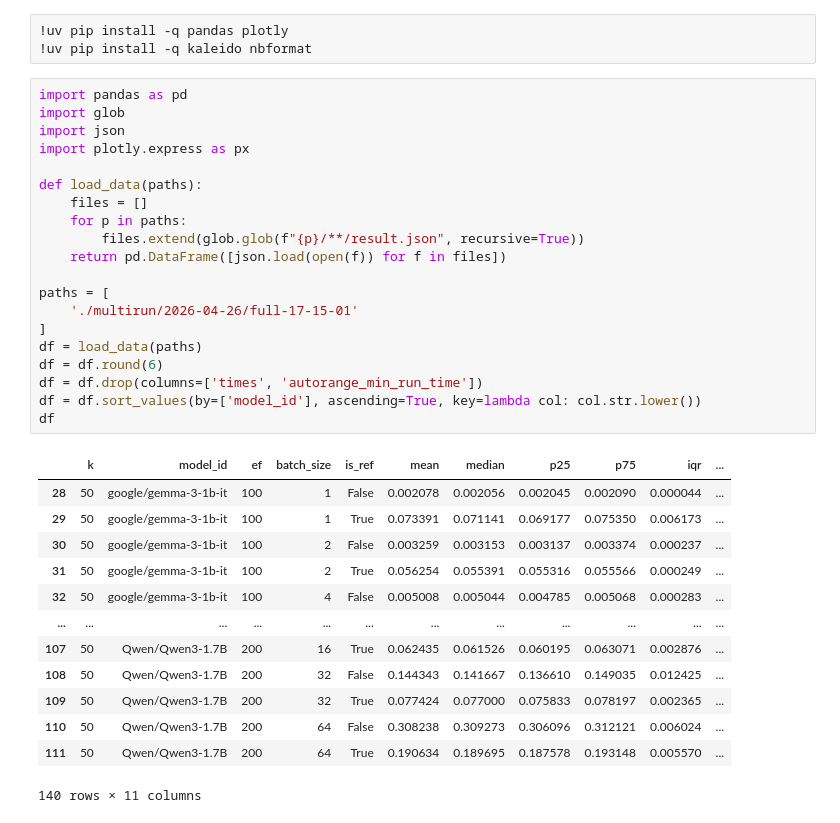
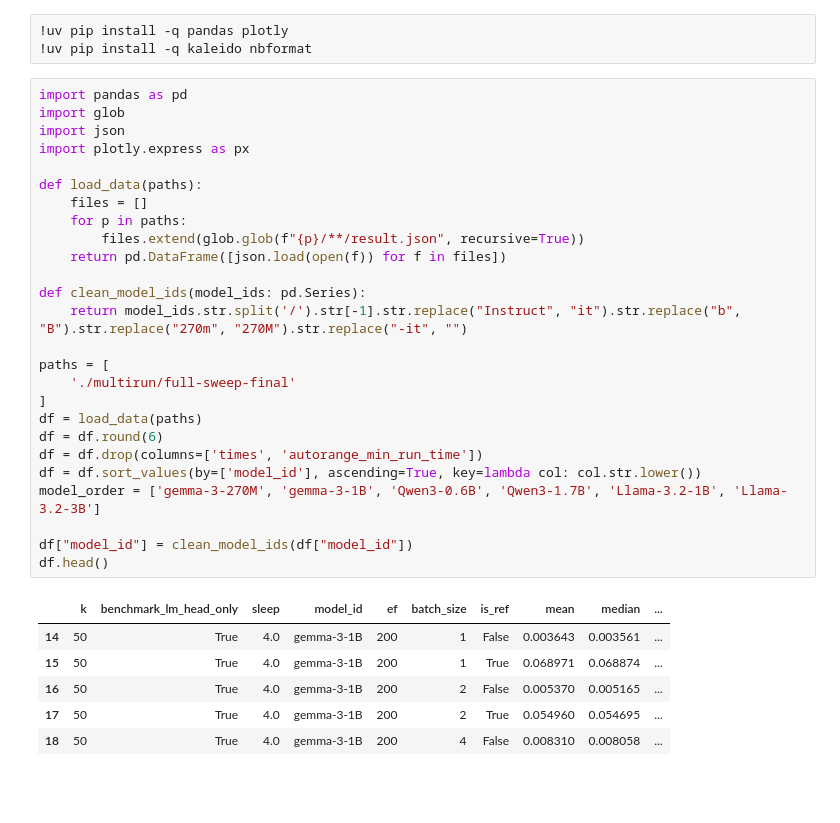
Before and after one commit to martinloretzzz/vector-index-embedding, a Jupyter notebook: benchmark/analyze.ipynb, the cells around one changed output. Drawn from its saved outputs; the diff is of its cells as text; blank space fills up the shorter version.

```diff
--- a/benchmark/analyze.ipynb
+++ b/benchmark/analyze.ipynb
@@ -4,35 +4,34 @@
 # %%
 import pandas as pd
 import glob
 import json
 import plotly.express as px
 
 def load_data(paths):
     files = []
     for p in paths:
         files.extend(glob.glob(f"{p}/**/result.json", recursive=True))
     return pd.DataFrame([json.load(open(f)) for f in files])
 
+def clean_model_ids(model_ids: pd.Series):
+    return model_ids.str.split('/').str[-1].str.replace("Instruct", "it").str.replace("b", "B").str.replace("270m", "270M").str.replace("-it", "")
+
 paths = [
-    './multirun/2026-04-26/full-17-15-01'
+    './multirun/full-sweep-final'
 ]
 df = load_data(paths)
 df = df.round(6)
 df = df.drop(columns=['times', 'autorange_min_run_time'])
 df = df.sort_values(by=['model_id'], ascending=True, key=lambda col: col.str.lower())
-df
+model_order = ['gemma-3-270M', 'gemma-3-1B', 'Qwen3-0.6B', 'Qwen3-1.7B', 'Llama-3.2-1B', 'Llama-3.2-3B']
+
+df["model_id"] = clean_model_ids(df["model_id"])
+df.head()
 # %% [output]
-|  | k | model_id | ef | batch_size | is_ref | mean | median | p25 | p75 | iqr | ... |
-| 28 | 50 | google/gemma-3-1b-it | 100 | 1 | False | 0.002078 | 0.002056 | 0.002045 | 0.002090 | 0.000044 | ... |
-| 29 | 50 | google/gemma-3-1b-it | 100 | 1 | True | 0.073391 | 0.071141 | 0.069177 | 0.075350 | 0.006173 | ... |
-| 30 | 50 | google/gemma-3-1b-it | 100 | 2 | False | 0.003259 | 0.003153 | 0.003137 | 0.003374 | 0.000237 | ... |
-| 31 | 50 | google/gemma-3-1b-it | 100 | 2 | True | 0.056254 | 0.055391 | 0.055316 | 0.055566 | 0.000249 | ... |
-| 32 | 50 | google/gemma-3-1b-it | 100 | 4 | False | 0.005008 | 0.005044 | 0.004785 | 0.005068 | 0.000283 | ... |
-| ... | ... | ... | ... | ... | ... | ... | ... | ... | ... | ... | ... |
-| 107 | 50 | Qwen/Qwen3-1.7B | 200 | 16 | True | 0.062435 | 0.061526 | 0.060195 | 0.063071 | 0.002876 | ... |
-| 108 | 50 | Qwen/Qwen3-1.7B | 200 | 32 | False | 0.144343 | 0.141667 | 0.136610 | 0.149035 | 0.012425 | ... |
-| 109 | 50 | Qwen/Qwen3-1.7B | 200 | 32 | True | 0.077424 | 0.077000 | 0.075833 | 0.078197 | 0.002365 | ... |
-| 110 | 50 | Qwen/Qwen3-1.7B | 200 | 64 | False | 0.308238 | 0.309273 | 0.306096 | 0.312121 | 0.006024 | ... |
-| 111 | 50 | Qwen/Qwen3-1.7B | 200 | 64 | True | 0.190634 | 0.189695 | 0.187578 | 0.193148 | 0.005570 | ... |
+|  | k | benchmark_lm_head_only | sleep | model_id | ef | batch_size | is_ref | mean | median | ... |
+| 14 | 50 | True | 4.0 | gemma-3-1B | 200 | 1 | False | 0.003643 | 0.003561 | ... |
+| 15 | 50 | True | 4.0 | gemma-3-1B | 200 | 1 | True | 0.068971 | 0.068874 | ... |
+| 16 | 50 | True | 4.0 | gemma-3-1B | 200 | 2 | False | 0.005370 | 0.005165 | ... |
+| 17 | 50 | True | 4.0 | gemma-3-1B | 200 | 2 | True | 0.054960 | 0.054695 | ... |
+| 18 | 50 | True | 4.0 | gemma-3-1B | 200 | 4 | False | 0.008310 | 0.008058 | ... |
-140 rows × 11 columns
 # %%
```
Also changed, not shown: parts of 6 cells of this notebook.
